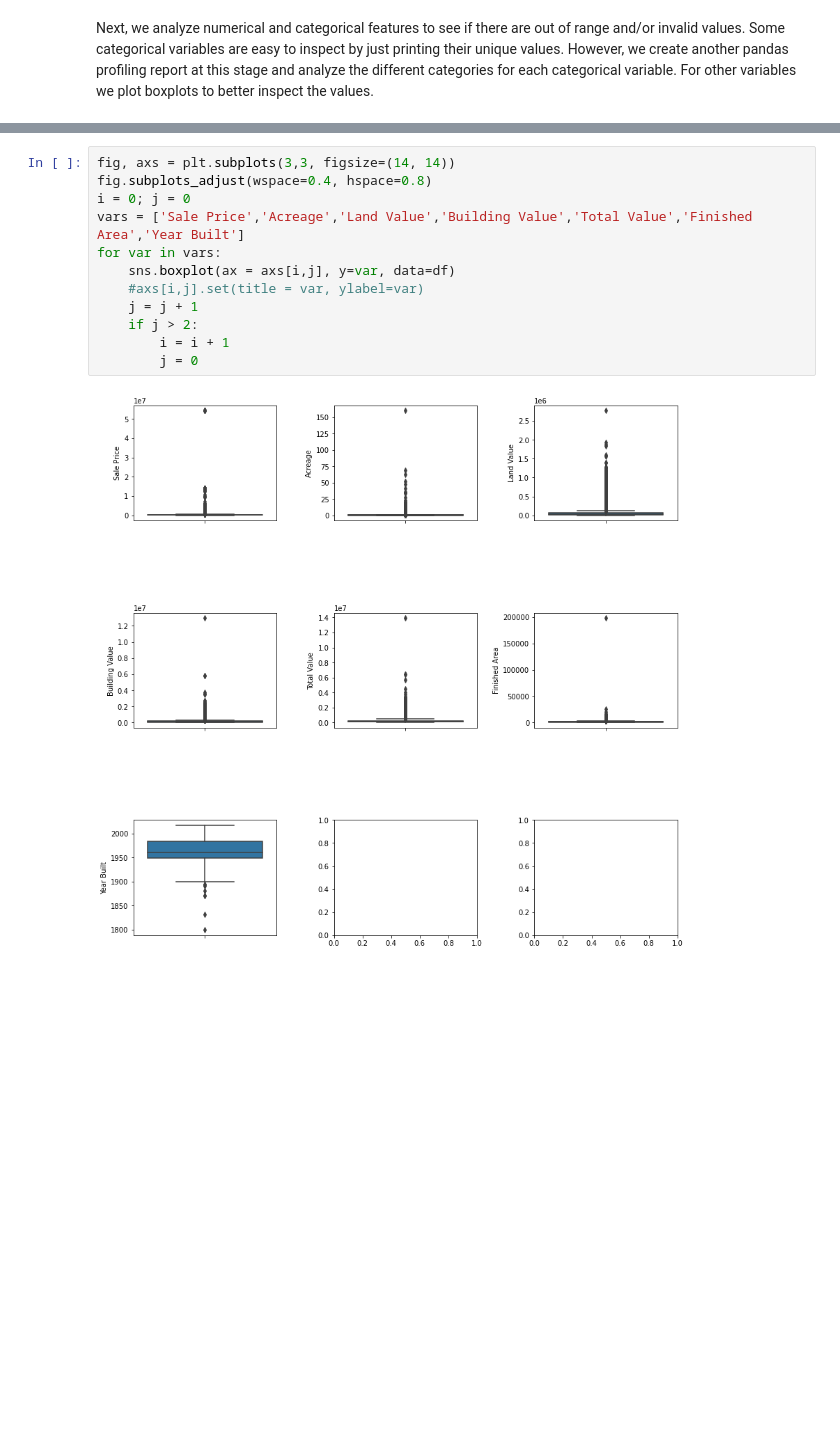
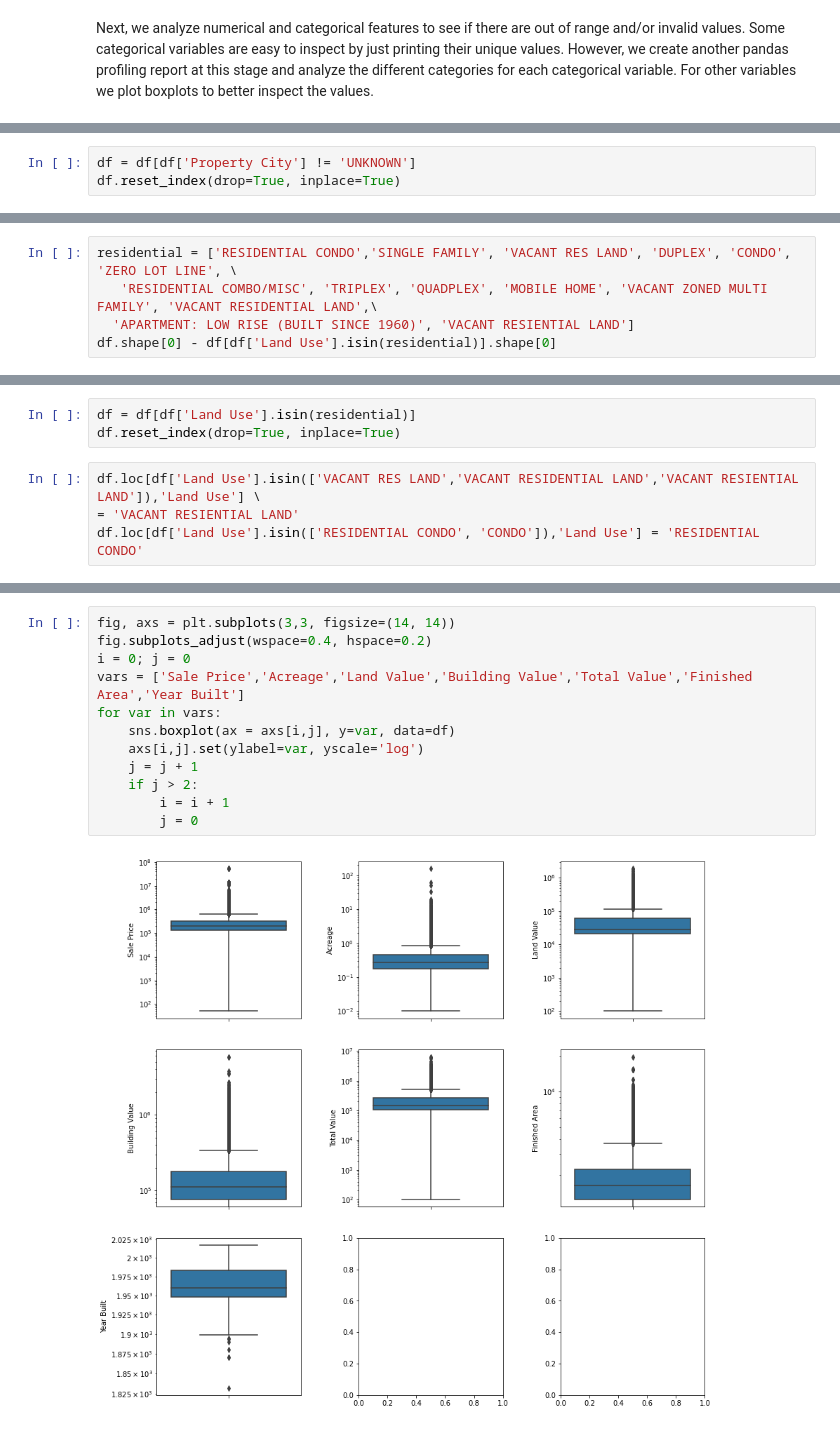
Before and after one commit to alalipour/Nashville-Housing-Prices, a Jupyter notebook: Nashville-Housing-Prices.ipynb, the cells around one changed output, grey strips where cells are left out. Cells and saved outputs as stored; diff of their text form; blank space fills up the shorter version.

```diff
--- a/Nashville-Housing-Prices.ipynb
+++ b/Nashville-Housing-Prices.ipynb
@@ -445,0 +462,3 @@ Categories (39, object): ['RESIDENTIAL CONDO', 'SINGLE FAMILY', 'VACANT RES LAND
+# %%
+df = df[df['Property City'] != 'UNKNOWN']
+df.reset_index(drop=True, inplace=True)
@@ -445,0 +467,5 @@ Categories (39, object): ['RESIDENTIAL CONDO', 'SINGLE FAMILY', 'VACANT RES LAND
+# %%
+residential = ['RESIDENTIAL CONDO','SINGLE FAMILY', 'VACANT RES LAND', 'DUPLEX', 'CONDO', 'ZERO LOT LINE', \
+   'RESIDENTIAL COMBO/MISC', 'TRIPLEX', 'QUADPLEX', 'MOBILE HOME', 'VACANT ZONED MULTI FAMILY', 'VACANT RESIDENTIAL LAND',\
+  'APARTMENT: LOW RISE (BUILT SINCE 1960)', 'VACANT RESIENTIAL LAND']
+df.shape[0] - df[df['Land Use'].isin(residential)].shape[0]
@@ -445,0 +480,7 @@ Categories (39, object): ['RESIDENTIAL CONDO', 'SINGLE FAMILY', 'VACANT RES LAND
+# %%
+df = df[df['Land Use'].isin(residential)]
+df.reset_index(drop=True, inplace=True)
+# %%
+df.loc[df['Land Use'].isin(['VACANT RES LAND','VACANT RESIDENTIAL LAND','VACANT RESIENTIAL LAND']),'Land Use'] \
+= 'VACANT RESIENTIAL LAND'
+df.loc[df['Land Use'].isin(['RESIDENTIAL CONDO', 'CONDO']),'Land Use'] = 'RESIDENTIAL CONDO'
@@ -446,14 +508,14 @@ Categories (39, object): ['RESIDENTIAL CONDO', 'SINGLE FAMILY', 'VACANT RES LAND
 # %%
 fig, axs = plt.subplots(3,3, figsize=(14, 14))
-fig.subplots_adjust(wspace=0.4, hspace=0.8)
+fig.subplots_adjust(wspace=0.4, hspace=0.2)
 i = 0; j = 0
 vars = ['Sale Price','Acreage','Land Value','Building Value','Total Value','Finished Area','Year Built']
 for var in vars:
     sns.boxplot(ax = axs[i,j], y=var, data=df)
-    #axs[i,j].set(title = var, ylabel=var)
+    axs[i,j].set(ylabel=var, yscale='log')
     j = j + 1
     if j > 2:
         i = i + 1
         j = 0
 # %% [output]
-[figure, old version]
+[figure, new version]
```
Also changed, not shown: parts of 54 cells of this notebook.
